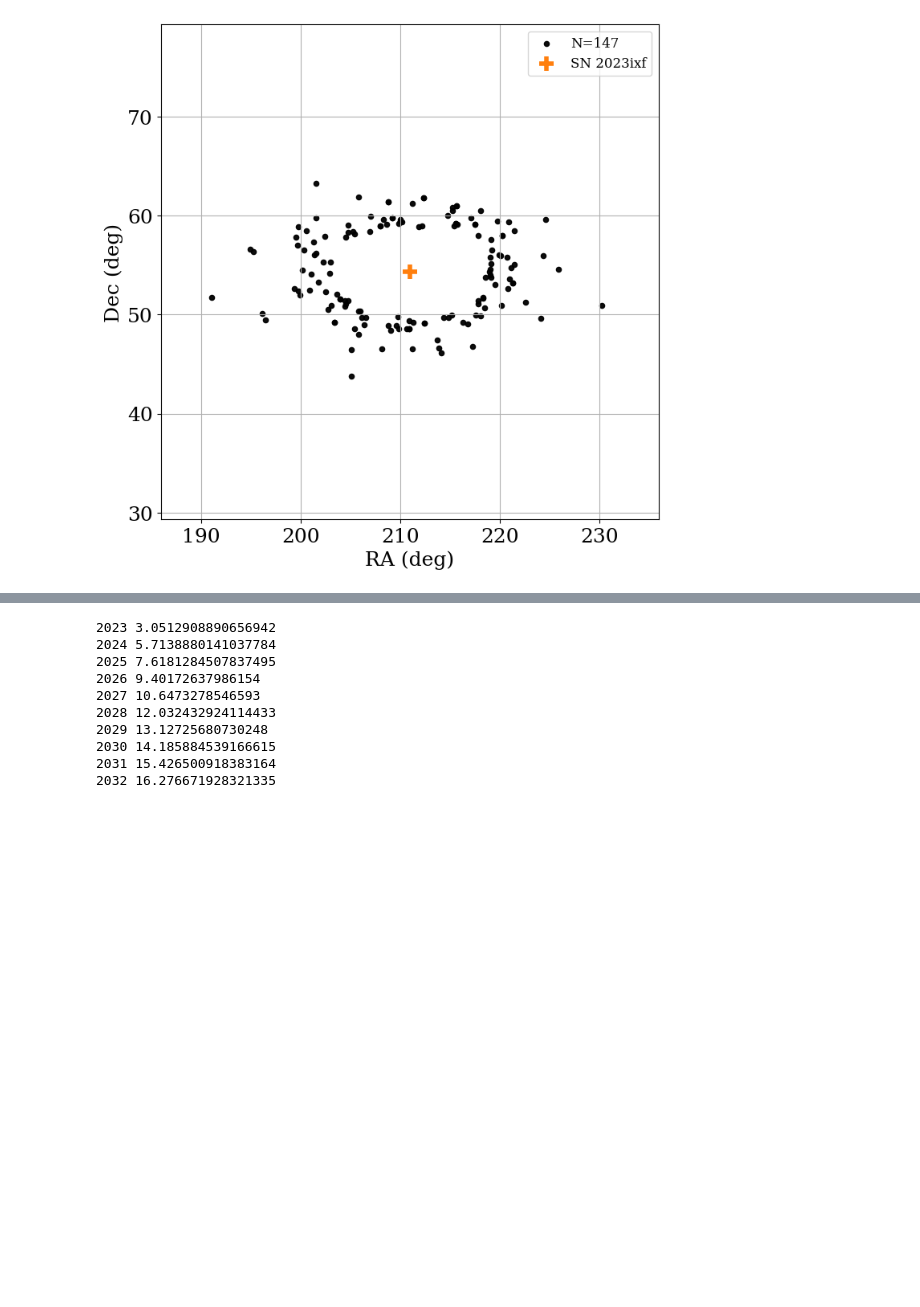
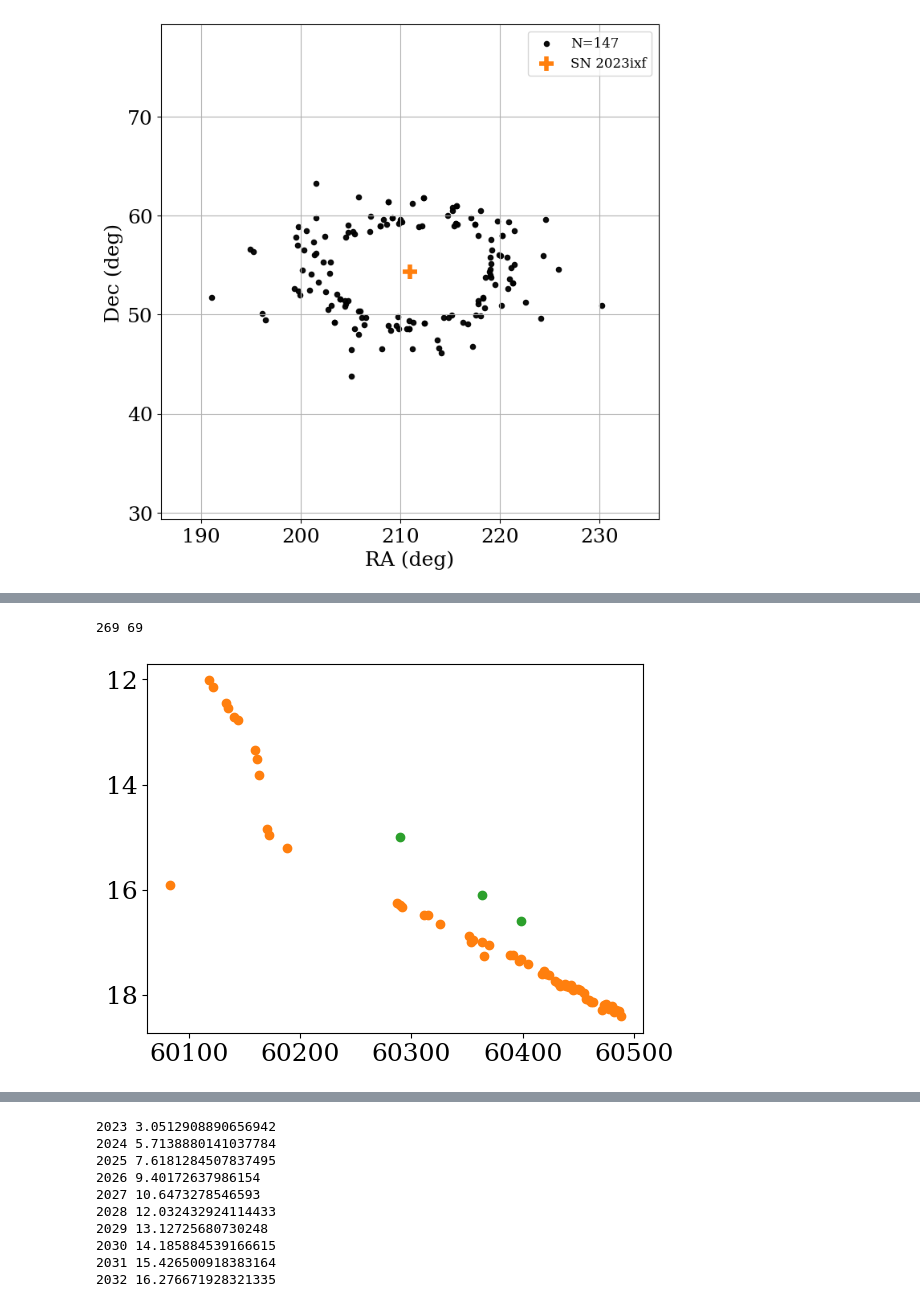
Before and after one commit to jradavenport/m101_ellipsoid, a Jupyter notebook: SN 2023ixf.ipynb, the cells around one changed output, grey strips where cells are left out. Saved outputs shown, nothing was run; the diff lists cells and outputs as text; code cells hidden in the pictures; blank space fills up the shorter version.

Commit message:
add alerts

```diff
--- a/SN 2023ixf.ipynb
+++ b/SN 2023ixf.ipynb
@@ -282,0 +317,6 @@ plt.savefig('SN2023ixf_radec_time.png', dpi=150, bbox_inches='tight', pad_inches
+# %%
+alert1 = pd.read_csv('SN2023ixf_60489_watchlist_results.csv')
+filter = pd.read_csv('lasair_1083SN2023ixf_ellipsoid_objects_v2_filter_results.csv')
+print(len(alert1), len(filter))
+# %% [output]
+269 69
@@ -282,0 +325,12 @@ plt.savefig('SN2023ixf_radec_time.png', dpi=150, bbox_inches='tight', pad_inches
+# %%
+from alerce.core import Alerce
+alerce = Alerce()
+
+SN_LC = alerce.query_lightcurve("ZTF23aaklqou", format="json")
+
+for k in range(len(SN_LC['detections'])):
+    plt.scatter(SN_LC['detections'][k]['mjd'], SN_LC['detections'][k]['magpsf'],
+                c='C'+str(SN_LC['detections'][k]['fid']))
+plt.gca().invert_yaxis()
+# %% [output]
+[figure, added]
```
Also changed, not shown: parts of 20 cells of this notebook.
